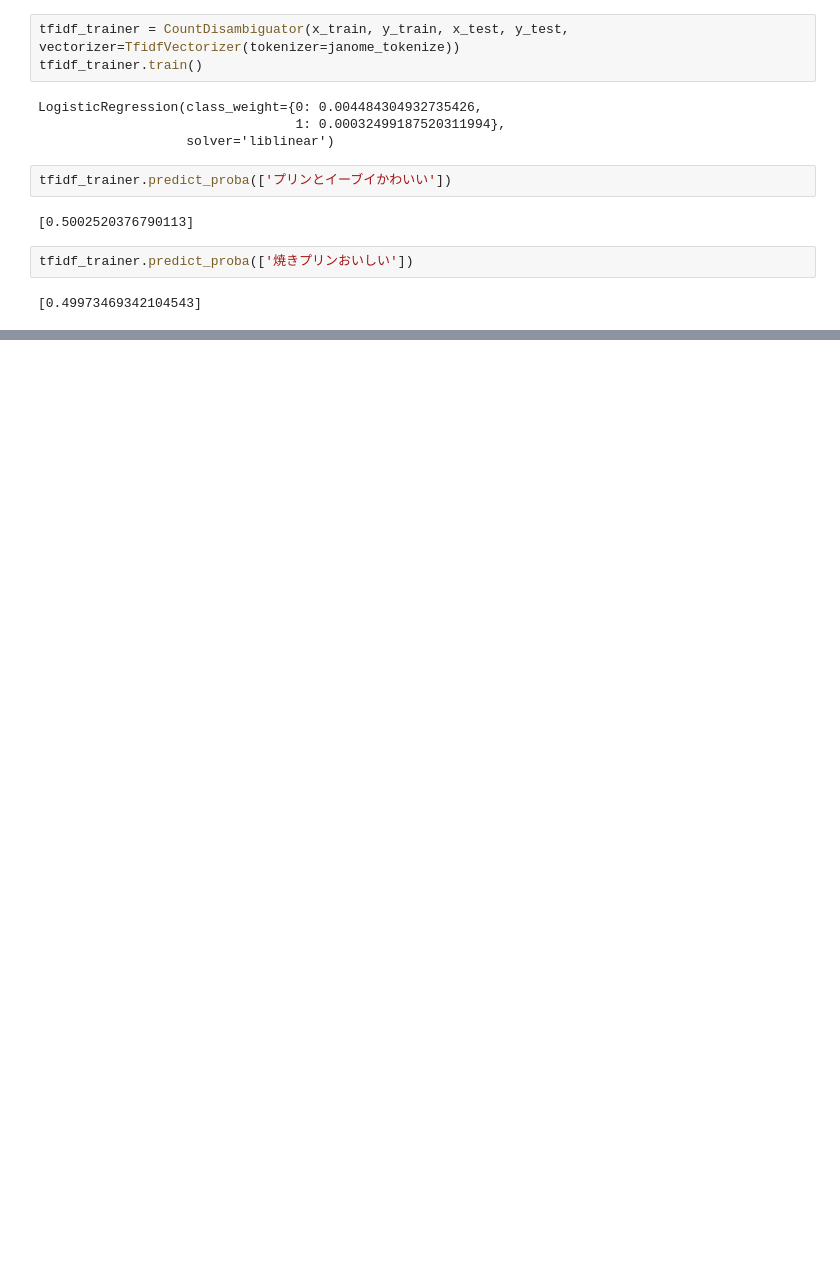
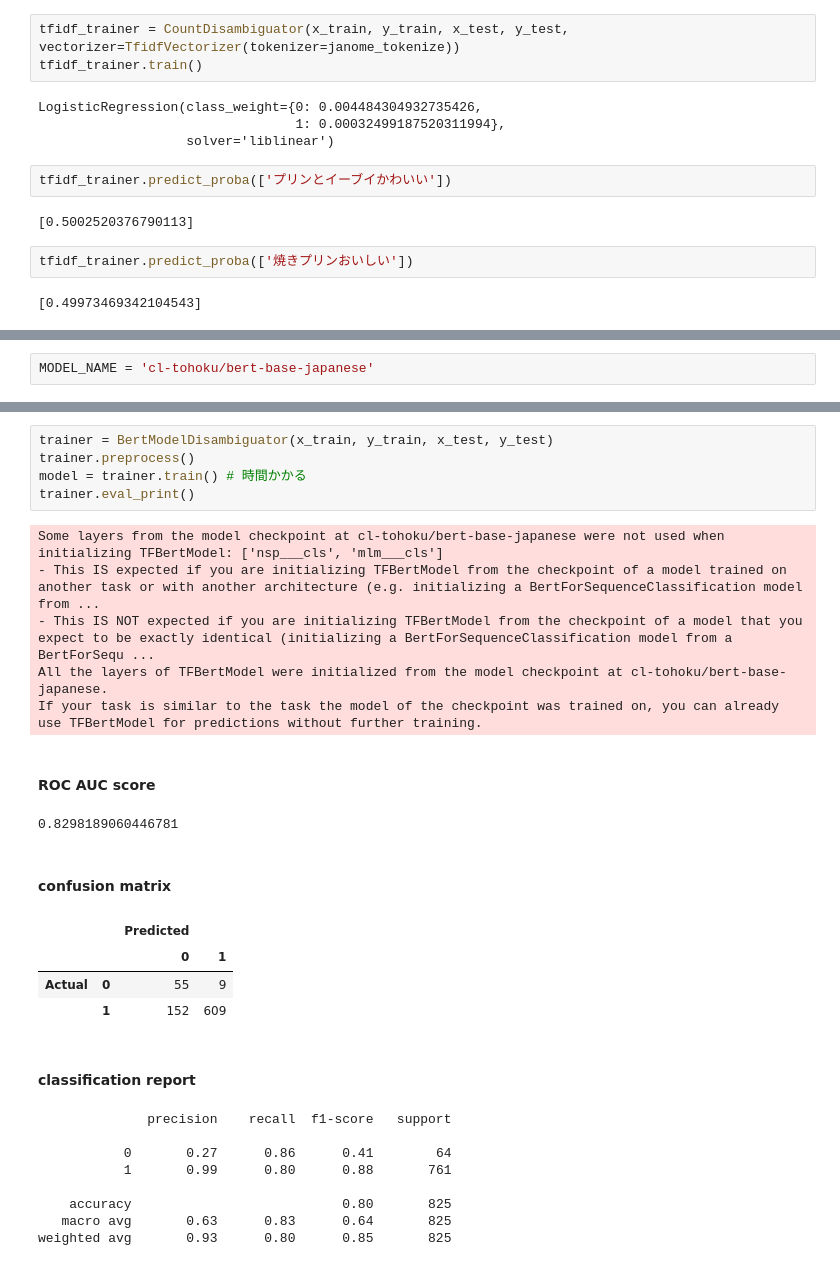
Before and after one commit to s2terminal/purin-nlp, a Jupyter notebook: notebooks/purin-wsd.ipynb, the cells around one changed output, grey strips where cells are left out. Drawn from its saved outputs; the diff is of its cells as text; blank space fills up the shorter version.

Commit message:
impl: BERT Model

```diff
--- a/notebooks/purin-wsd.ipynb
+++ b/notebooks/purin-wsd.ipynb
@@ -311,0 +322,2 @@ tfidf_trainer.predict_proba(['焼きプリンおいしい'])
+# %%
+MODEL_NAME = 'cl-tohoku/bert-base-japanese'
@@ -311,0 +395,27 @@ tfidf_trainer.predict_proba(['焼きプリンおいしい'])
+# %%
+trainer = BertModelDisambiguator(x_train, y_train, x_test, y_test)
+trainer.preprocess()
+model = trainer.train() # 時間かかる
+trainer.eval_print()
+# %% [output]
+Some layers from the model checkpoint at cl-tohoku/bert-base-japanese were not used when initializing TFBertModel: ['nsp___cls', 'mlm___cls']
+- This IS expected if you are initializing TFBertModel from the checkpoint of a model trained on another task or with another architecture (e.g. initializing a BertForSequenceClassification model from ...
+- This IS NOT expected if you are initializing TFBertModel from the checkpoint of a model that you expect to be exactly identical (initializing a BertForSequenceClassification model from a BertForSequ ...
+All the layers of TFBertModel were initialized from the model checkpoint at cl-tohoku/bert-base-japanese.
+If your task is similar to the task the model of the checkpoint was trained on, you can already use TFBertModel for predictions without further training.
+#### ROC AUC score
+0.8298189060446781
+#### confusion matrix
+|  |  | Predicted |  |
+|  |  | 0 | 1 |
+| Actual | 0 | 55 | 9 |
+|  | 1 | 152 | 609 |
+#### classification report
+              precision    recall  f1-score   support
+
+           0       0.27      0.86      0.41        64
+           1       0.99      0.80      0.88       761
+
+    accuracy                           0.80       825
+   macro avg       0.63      0.83      0.64       825
+weighted avg       0.93      0.80      0.85       825
```
Also changed, not shown: parts of 9 cells of this notebook, 4 other files.
